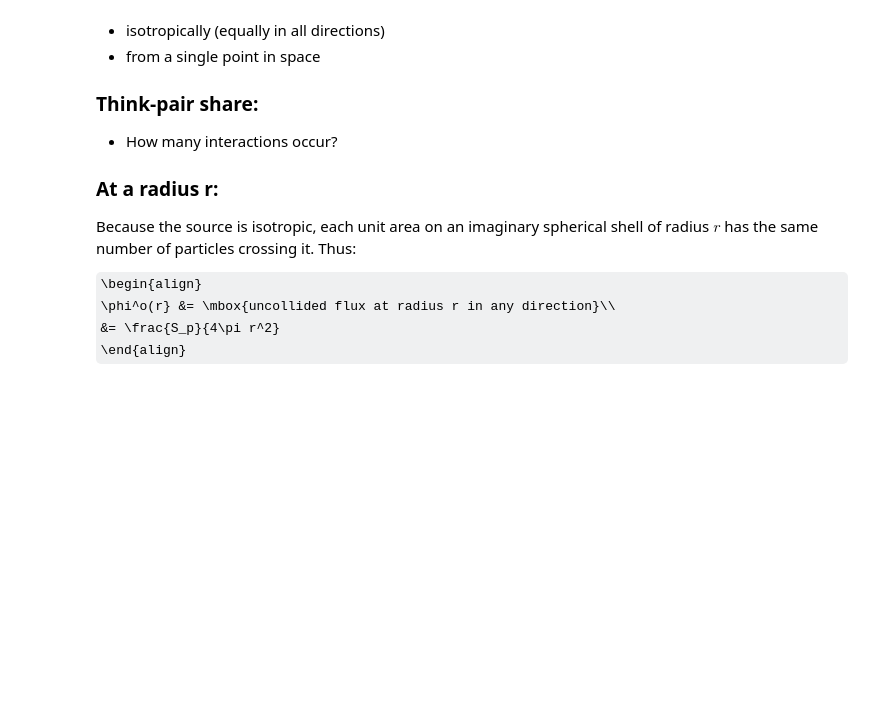
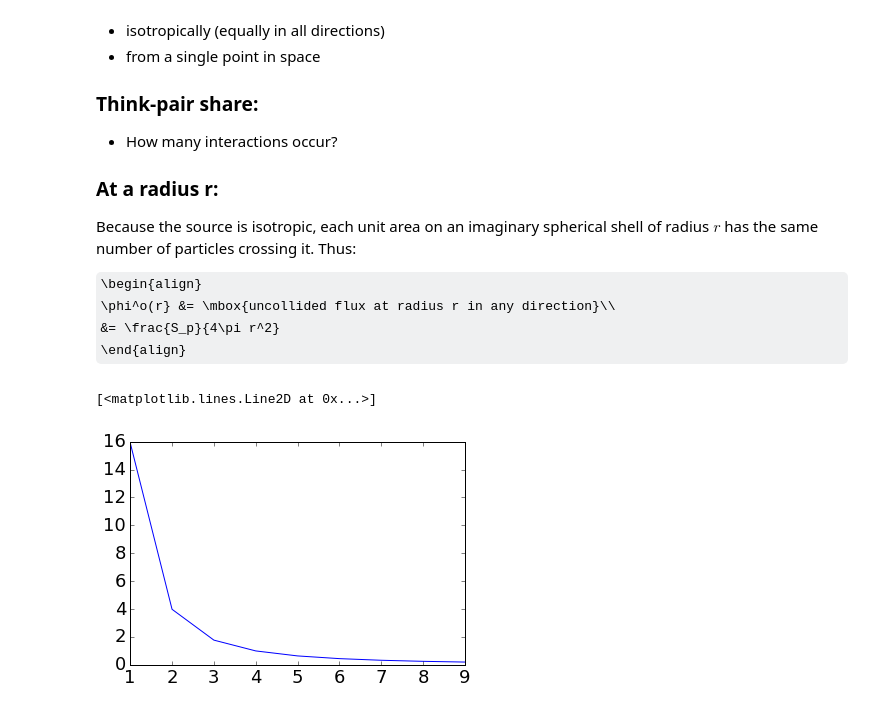
Before and after one commit to katyhuff/npre247, a Jupyter notebook: rad_interactions/00-rad-int-matter.ipynb, the cells around one changed output. Saved outputs shown, nothing was run; the diff lists cells and outputs as text; code cells hidden in the pictures; some formulas as TeX source; blank space fills up the shorter version.

```diff
--- a/rad_interactions/00-rad-int-matter.ipynb
+++ b/rad_interactions/00-rad-int-matter.ipynb
@@ -418,3 +418,23 @@ Because the source is isotropic, each unit area on an imaginary spherical shell
 \phi^o(r} &= \mbox{uncollided flux at radius r in any direction}\\
 &= \frac{S_p}{4\pi r^2}
 \end{align}
+# %%
+def phi_o_r(r, s):
+    """Returns the uncolided flux at radius r
+    due to an isotropic point source in a vacuum
+
+    Parameters
+    -----------
+    r : double
+        radius away from the point [length]
+    s : double
+        point source strength [particles/time]
+    """
+    return s/(4*math.pi*pow(r,2))
+# %%
+s=200
+
+plt.plot(range(1,10), [phi_o_r(r, s) for r in range(1,10)])
+# %% [output]
+[<matplotlib.lines.Line2D at 0x...>]
+[figure, added]
```
